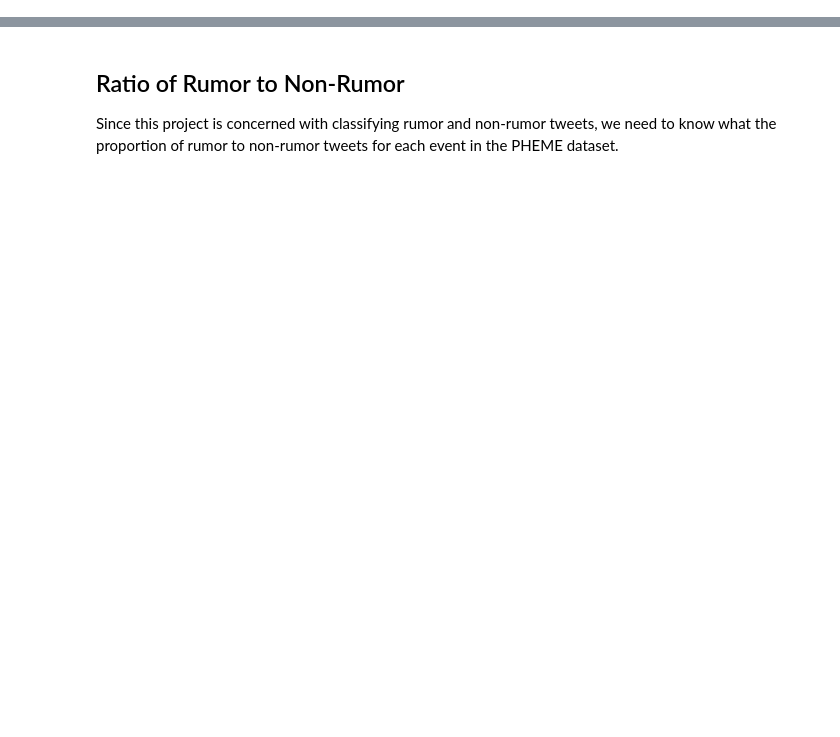
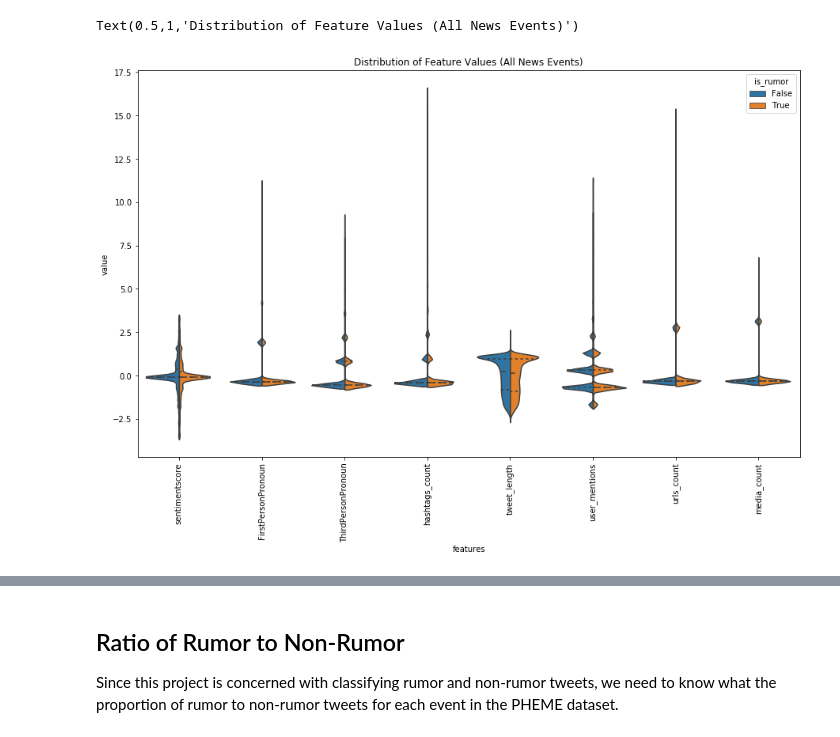
Before and after one commit to steve-kasica/pheme-rnr-knowledge-discovery, a Jupyter notebook: exploratory_data_analysis.ipynb, the cells around one changed output, grey strips where cells are left out. Cells and saved outputs as stored; diff of their text form; code cells hidden in the pictures; blank space fills up the shorter version.

```diff
--- a/exploratory_data_analysis.ipynb
+++ b/exploratory_data_analysis.ipynb
@@ -32,0 +52,13 @@ tweets.describe()
+# %%
+y = tweets['is_rumor']
+X = tweets[["sentimentscore", "FirstPersonPronoun", "ThirdPersonPronoun", "hashtags_count", "tweet_length", "user_mentions", "urls_count", "media_count"]]
+X = (X - X.mean()) / X.std()  # normalize
+data = pd.concat([X, y], axis=1)
+data = pd.melt(data, id_vars="is_rumor", var_name="features", value_name="value")
+plt.figure(figsize=(15,9))
+ax = sns.violinplot(x="features", y="value", hue="is_rumor", data=data, split=True, inner="quart")
+plt.xticks(rotation=90)
+ax.set_title("Distribution of Feature Values (All News Events)")
+# %% [output]
+Text(0.5,1,'Distribution of Feature Values (All News Events)')
+[figure, added]
```
Also changed, not shown: parts of 31 cells of this notebook.
